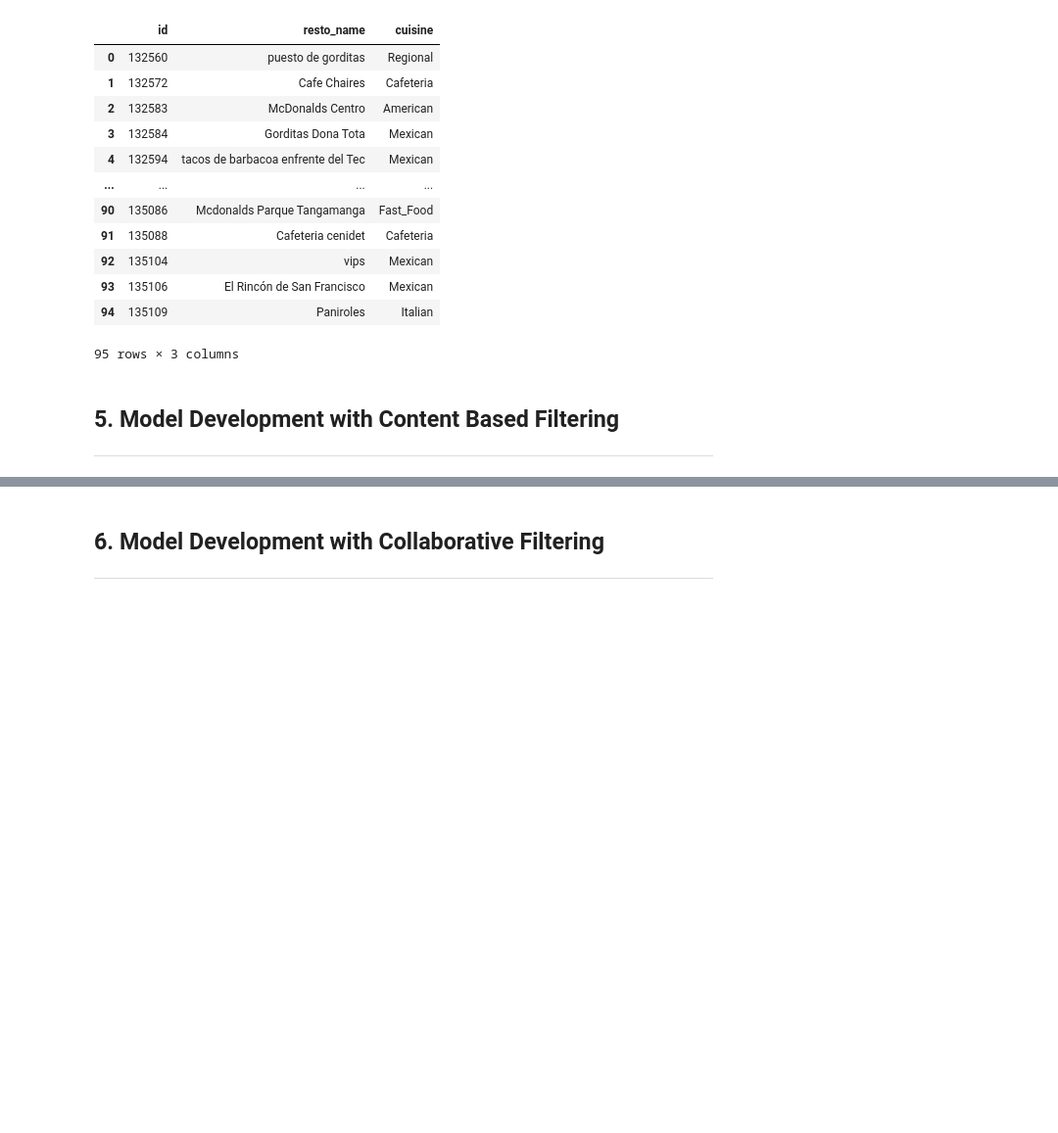
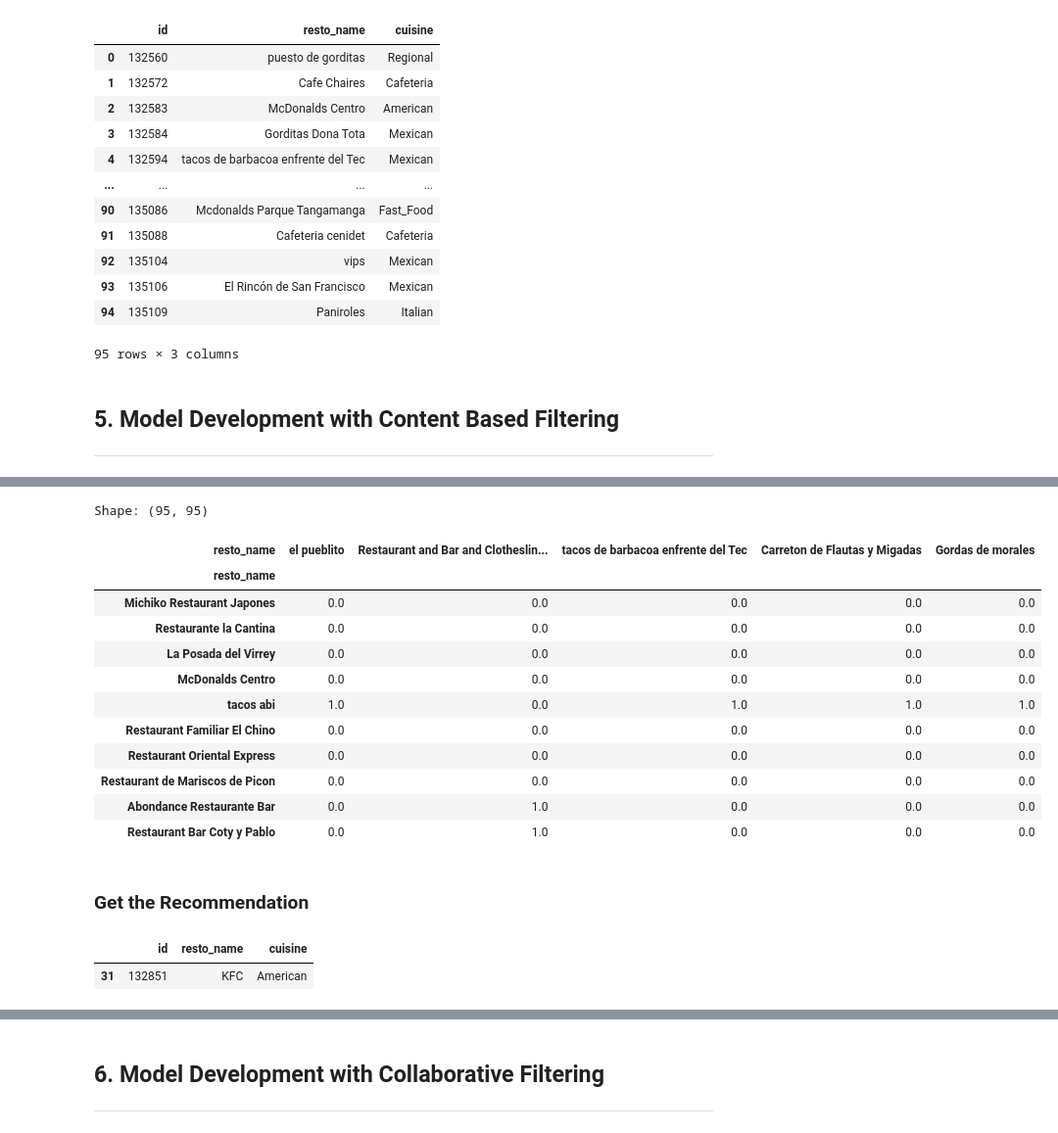
Before and after one commit to naufalmuafi/restaurant-recommender-system, a Jupyter notebook: main.ipynb, the cells around one changed output, grey strips where cells are left out. Shown: that part at 98% size. Drawn from its saved outputs; the diff is of its cells as text; code cells hidden in the pictures; blank space fills up the shorter version.

```diff
--- a/main.ipynb
+++ b/main.ipynb
@@ -536,0 +606,4 @@ resto_new
+# %%
+# calculate cosine similiarity in tf-idf matrix
+cosine_sim = cosine_similarity(tfidf_matrix)
+cosine_sim
@@ -536,0 +618,23 @@ resto_new
+# %%
+# create s df from the variable cosine_sim with rows and columns representing resto name
+cosine_sim_df = pd.DataFrame(cosine_sim, index=data['resto_name'], columns=data['resto_name'])
+print('Shape:', cosine_sim_df.shape)
+
+# matrix similiarity in each resto
+cosine_sim_df.sample(5, axis=1).sample(10, axis=0)
+# %% [output]
+Shape: (95, 95)
+| resto_name | el pueblito | Restaurant and Bar and Clotheslin... | tacos de barbacoa enfrente del Tec | Carreton de Flautas y Migadas | Gordas de morales |
+| resto_name |  |  |  |  |  |
+| Michiko Restaurant Japones | 0.0 | 0.0 | 0.0 | 0.0 | 0.0 |
+| Restaurante la Cantina | 0.0 | 0.0 | 0.0 | 0.0 | 0.0 |
+| La Posada del Virrey | 0.0 | 0.0 | 0.0 | 0.0 | 0.0 |
+| McDonalds Centro | 0.0 | 0.0 | 0.0 | 0.0 | 0.0 |
+| tacos abi | 1.0 | 0.0 | 1.0 | 1.0 | 1.0 |
+| Restaurant Familiar El Chino | 0.0 | 0.0 | 0.0 | 0.0 | 0.0 |
+| Restaurant Oriental Express | 0.0 | 0.0 | 0.0 | 0.0 | 0.0 |
+| Restaurant de Mariscos de Picon | 0.0 | 0.0 | 0.0 | 0.0 | 0.0 |
+| Abondance Restaurante Bar | 0.0 | 1.0 | 0.0 | 0.0 | 0.0 |
+| Restaurant Bar Coty y Pablo | 0.0 | 1.0 | 0.0 | 0.0 | 0.0 |
+# %% [markdown]
+### Get the Recommendation
@@ -536,0 +676,5 @@ resto_new
+# %%
+data[data.resto_name.eq('KFC')]
+# %% [output]
+|  | id | resto_name | cuisine |
+| 31 | 132851 | KFC | American |
```
Also changed, not shown: parts of 14 cells of this notebook.
